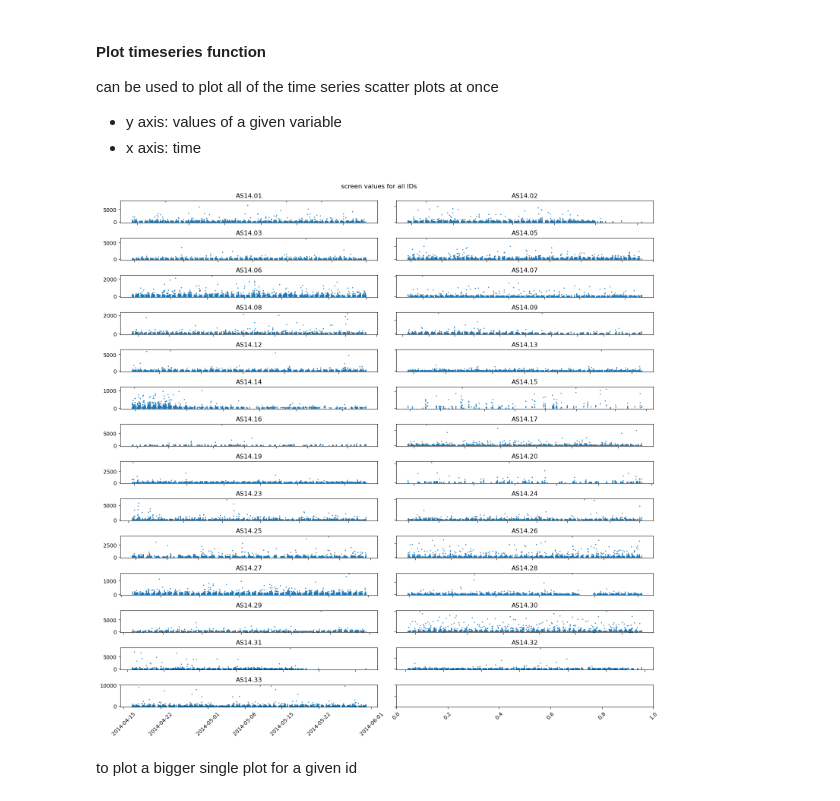
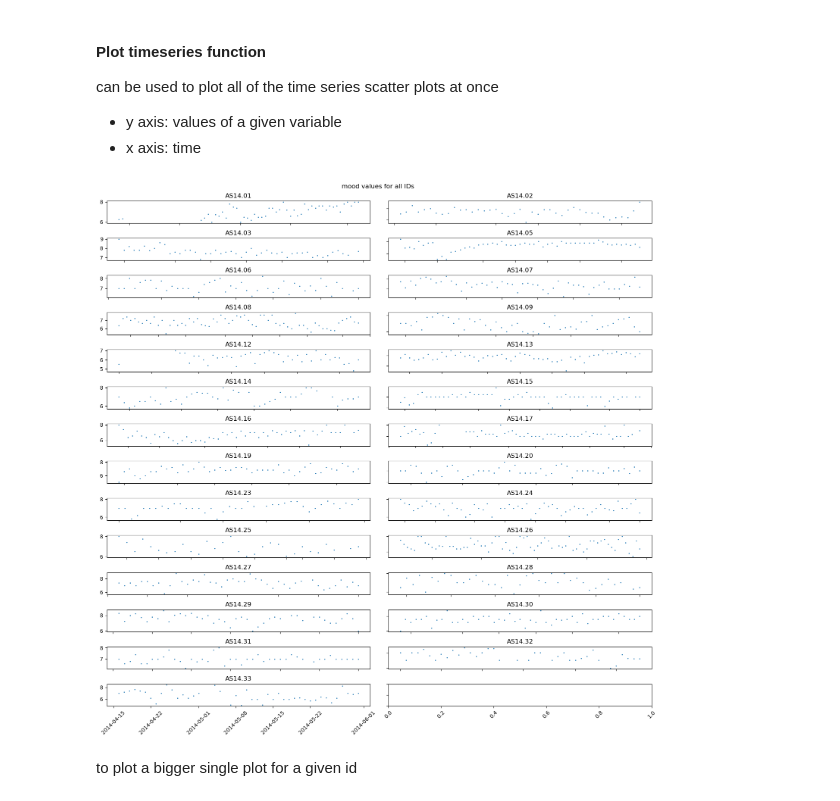
Before and after one commit to SoberZ/data-mining-techniques, a Jupyter notebook: mood.ipynb, the cells around one changed output. Drawn from its saved outputs; the diff is of its cells as text; code cells hidden in the pictures.

```diff
--- a/mood.ipynb
+++ b/mood.ipynb
@@ -25,11 +138,0 @@ plt.show()
-# %%
-ids = dict()
-for id in df["id"].unique():
-    ids[id] = df[df["id"] == id]
-
-
-vars = dict()
-for var in df["variable"].unique():
-    vars[var] = df[df["variable"] == var]
-
-ids.keys(), vars.keys()
@@ -43,7 +143,7 @@ can be used to plot all of the time series scatter plots at once
 - y axis: values of a given variable
 - x axis: time
 # %%
-def plot_timeseries(df, variable):
+def plot_timeseries(df: pd.DataFrame, variable: str) -> None:
     df = df[df['variable'] == variable]
     id_data = []
     for id in df['id'].unique():
@@ -55,35 +155,35 @@ def plot_timeseries(df, variable):
 
     for x in range(vertical_axs):
         id_1 = 2*x
         id_2 = id_1 + 1
 
         # left subplot in a row
         if(id_1 < len(id_data)):
             axs[x, 0].plot_date(id_data[id_1][0], id_data[id_1][1], markersize=1)
             axs[x, 0].set_title(id_data[id_1][2])
 
         # right subplot in a row
         if(id_2 < len(id_data)):
             axs[x, 1].plot_date(id_data[id_2][0], id_data[id_2][1], markersize=1)
             axs[x, 1].set_title(id_data[id_2][2])
 
     for ax in fig.get_axes():
         # only outer labels
         ax.label_outer()
         # rotate labels for timeseries data
         for tick in ax.get_xticklabels():
             tick.set_rotation(45)
 
     fig.set_figheight(15)
     fig.set_figwidth(15)
     fig.tight_layout()
     fig.subplots_adjust(top=0.95)
     fig.suptitle(f"{variable} values for all IDs")
 
 
-plot_timeseries(df, "screen")
+plot_timeseries(df_clean, "mood")
 # %% [output]
-[figure, old version]
+[figure, new version]
 # %% [markdown]
 to plot a bigger single plot for a given id
 # %%
```
Also changed, not shown: parts of 9 cells of this notebook.
